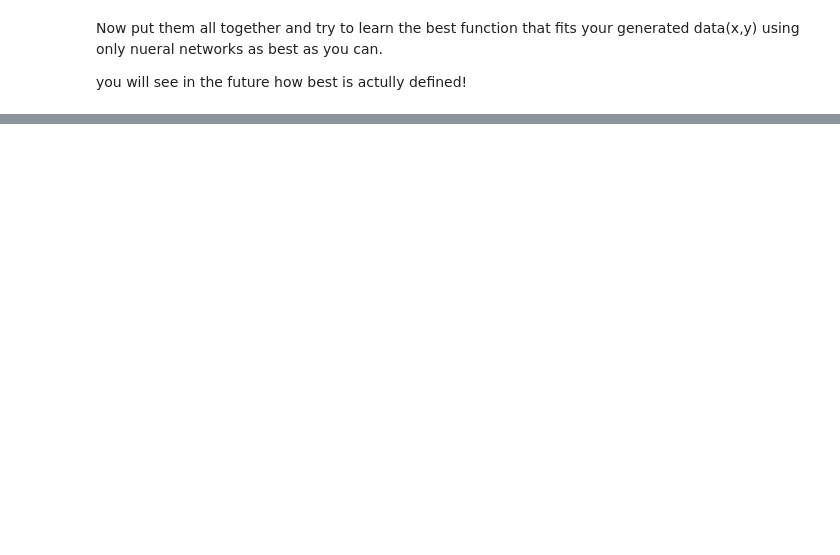
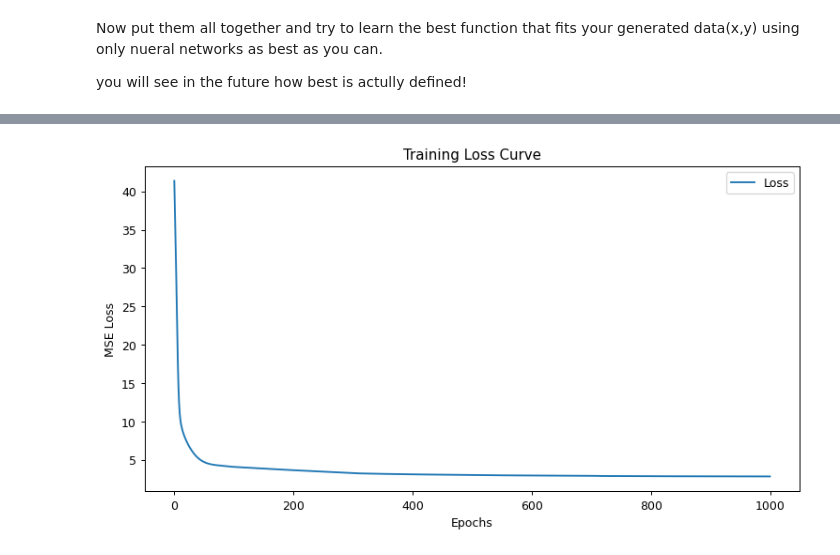
Before and after one commit to MahdiS3171/Introduction_to_ML_Fall_2024, a Jupyter notebook: IML-CHW3/Q1.ipynb, the cells around one changed output, grey strips where cells are left out. Drawn from its saved outputs; the diff is of its cells as text; code cells hidden in the pictures; blank space fills up the shorter version.

```diff
--- a/IML-CHW3/Q1.ipynb
+++ b/IML-CHW3/Q1.ipynb
@@ -211,0 +217,4 @@ print(loss)
+# %%
+params = torch.tensor([1.1, 1.1, 1.1], requires_grad=True)
+loss = quad_mae(params)
+print(loss)
@@ -222,0 +234,5 @@ print(f'loss={loss:.2f}')
+# %%
+eta = 0.1
+params.data -= eta * params.grad
+loss = quad_mae(params)
+print(f'loss={loss:.2f}')
@@ -230,0 +247,10 @@ We can use a loop to do a few more iterations of this:
+# %%
+n_iterations = 20
+eta = 0.4
+
+for i in range(n_iterations):
+    loss = quad_mae(params)
+    loss.backward()
+    params.data -= eta * params.grad
+    params.grad.zero_()
+    print(f"Iteration {i+1}: Loss = {loss.item():.4f}, Parameters = {params.detach().numpy()}")
@@ -285,0 +356,69 @@ you will see in the future how best is actully defined!
+# %%
+import torch
+import torch.nn as nn
+import torch.optim as optim
+import matplotlib.pyplot as plt
+
+class SimpleNN(nn.Module):
+    def __init__(self):
+        super(SimpleNN, self).__init__()
+        self.hidden1 = nn.Linear(1, 20)   # 20 neurons in the first hidden layer
+        self.hidden2 = nn.Linear(20, 10)  # 10 neurons in the second hidden layer
+        self.output = nn.Linear(10, 1)    # Single output
+        self.relu = nn.ReLU()             # Activation function
+
+    def forward(self, x):
+        x = self.relu(self.hidden1(x))
+        x = self.relu(self.hidden2(x))
+        return self.output(x)
+
+# Initialize the model, loss function, and optimizer
+model = SimpleNN()
+loss_fn = nn.MSELoss()  # Mean Squared Error
+optimizer = optim.SGD(model.parameters(), lr=0.01)  # Stochastic Gradient Descent
+
+# Training loop
+epochs = 1000
+losses = []
+
+for epoch in range(epochs):
+    model.train()
+
+    # Forward pass
+    preds = model(x)
+    loss = loss_fn(preds, y)
+
+    # Backward pass
+    optimizer.zero_grad()
+    loss.backward()
+    optimizer.step()
+
+    # Log loss
+    losses.append(loss.item())
+    if (epoch + 1) % 50 == 0:
+        print(f"Epoch {epoch+1}/{epochs}, Loss: {loss.item():.4f}")
+
+# Plot the loss curve
+plt.figure(figsize=(10, 5))
+plt.plot(losses, label="Loss")
+plt.xlabel("Epochs")
+plt.ylabel("MSE Loss")
+plt.title("Training Loss Curve")
+plt.legend()
+plt.show()
+
+# Plot the final fit
+model.eval()
+with torch.no_grad():
+    x_plot = torch.linspace(-2, 2, steps=100).view(-1, 1)  # High-resolution input for smooth plot
+    y_plot = model(x_plot)
+
+plt.figure(figsize=(10, 5))
+plt.scatter(x.numpy(), y.numpy(), label="Noisy Data", color="blue", alpha=0.6)
+plt.plot(x_plot.numpy(), y_plot.numpy(), label="Neural Network Fit", color="red")
+plt.title("Neural Network Fit to Data")
+plt.xlabel("x")
+plt.ylabel("y")
+plt.legend()
+plt.show()
+# %% [output]
@@ -285,0 +445 @@ you will see in the future how best is actully defined!
+[figure, added]
```
Also changed, not shown: parts of 24 cells of this notebook.
